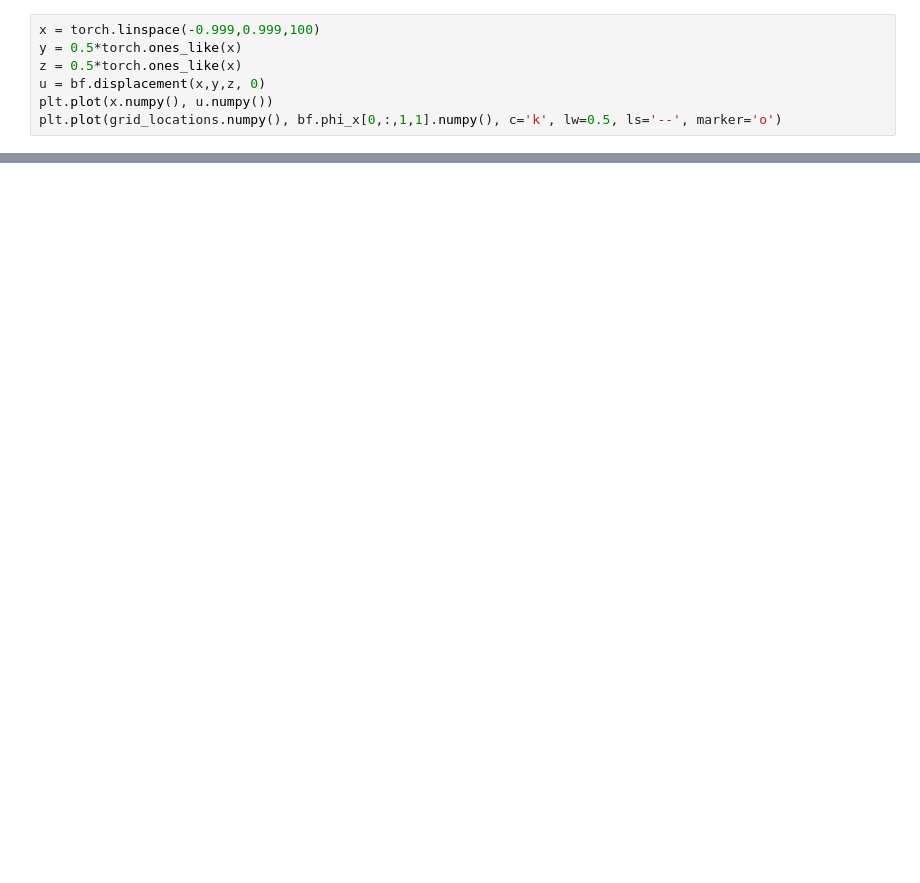
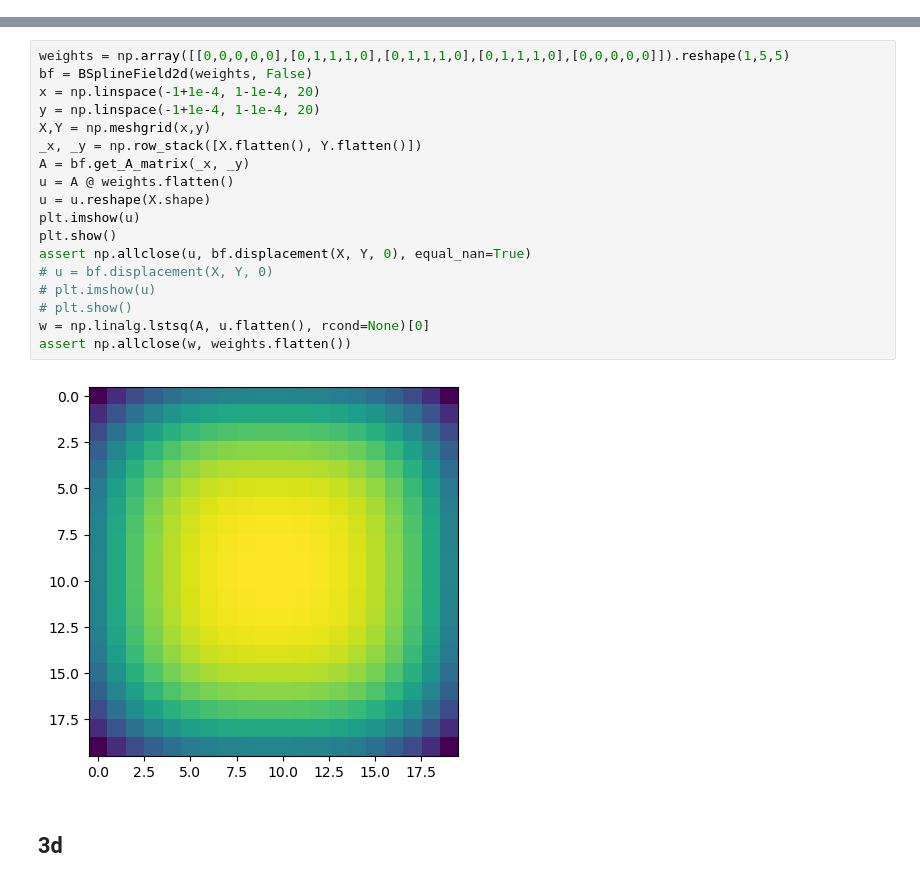
Before and after one commit to CambridgeSolidMechanics/tomography-registration-tools, a Jupyter notebook: examples/bspline_inverse.ipynb, the cells around one changed output, grey strips where cells are left out. Drawn from its saved outputs; the diff is of its cells as text; blank space fills up the shorter version.

```diff
--- a/examples/bspline_inverse.ipynb
+++ b/examples/bspline_inverse.ipynb
@@ -23,7 +11,0 @@ torch.Size([1, 4, 4, 4])
-# %%
-x = torch.linspace(-0.999,0.999,100)
-y = 0.5*torch.ones_like(x)
-z = 0.5*torch.ones_like(x)
-u = bf.displacement(x,y,z, 0)
-plt.plot(x.numpy(), u.numpy())
-plt.plot(grid_locations.numpy(), bf.phi_x[0,:,1,1].numpy(), c='k', lw=0.5, ls='--', marker='o')
@@ -230,0 +100,22 @@ plt.plot(bf.phi_x.view(-1).numpy())
+# %%
+weights = np.array([[0,0,0,0,0],[0,1,1,1,0],[0,1,1,1,0],[0,1,1,1,0],[0,0,0,0,0]]).reshape(1,5,5)
+bf = BSplineField2d(weights, False)
+x = np.linspace(-1+1e-4, 1-1e-4, 20)
+y = np.linspace(-1+1e-4, 1-1e-4, 20)
+X,Y = np.meshgrid(x,y)
+_x, _y = np.row_stack([X.flatten(), Y.flatten()])
+A = bf.get_A_matrix(_x, _y)
+u = A @ weights.flatten()
+u = u.reshape(X.shape)
+plt.imshow(u)
+plt.show()
+assert np.allclose(u, bf.displacement(X, Y, 0), equal_nan=True)
+# u = bf.displacement(X, Y, 0)
+# plt.imshow(u)
+# plt.show()
+w = np.linalg.lstsq(A, u.flatten(), rcond=None)[0]
+assert np.allclose(w, weights.flatten())
+# %% [output]
+[figure, added]
+# %% [markdown]
+## 3d
```
Also changed, not shown: parts of 19 cells of this notebook, 1 other file.
